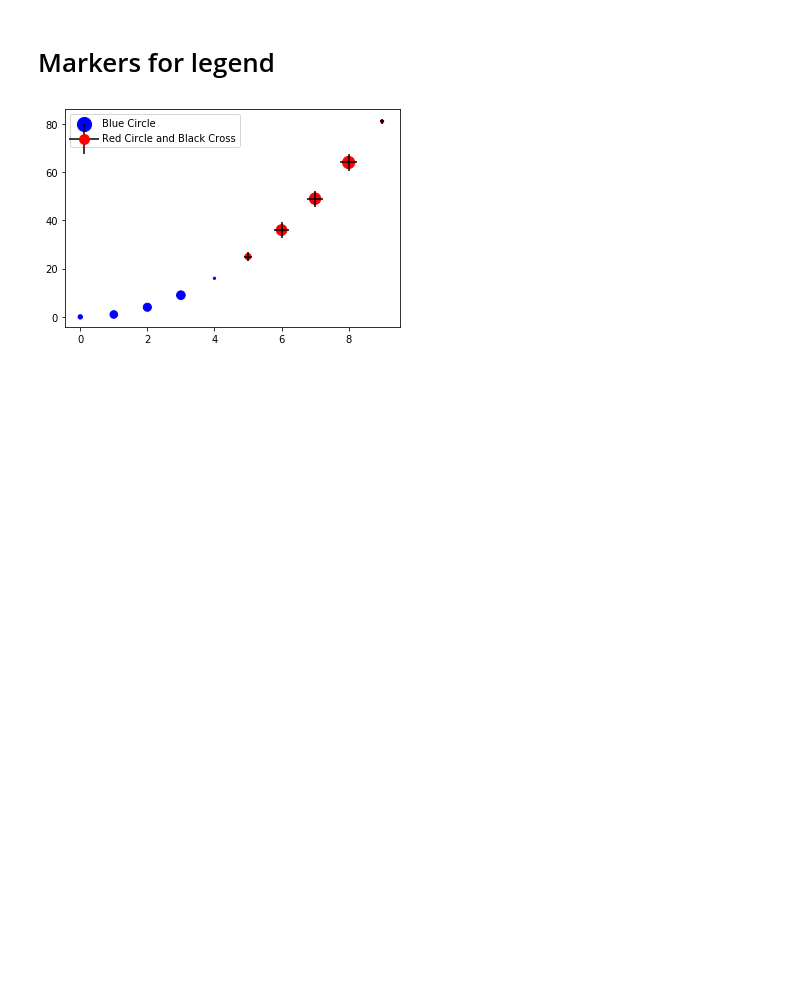
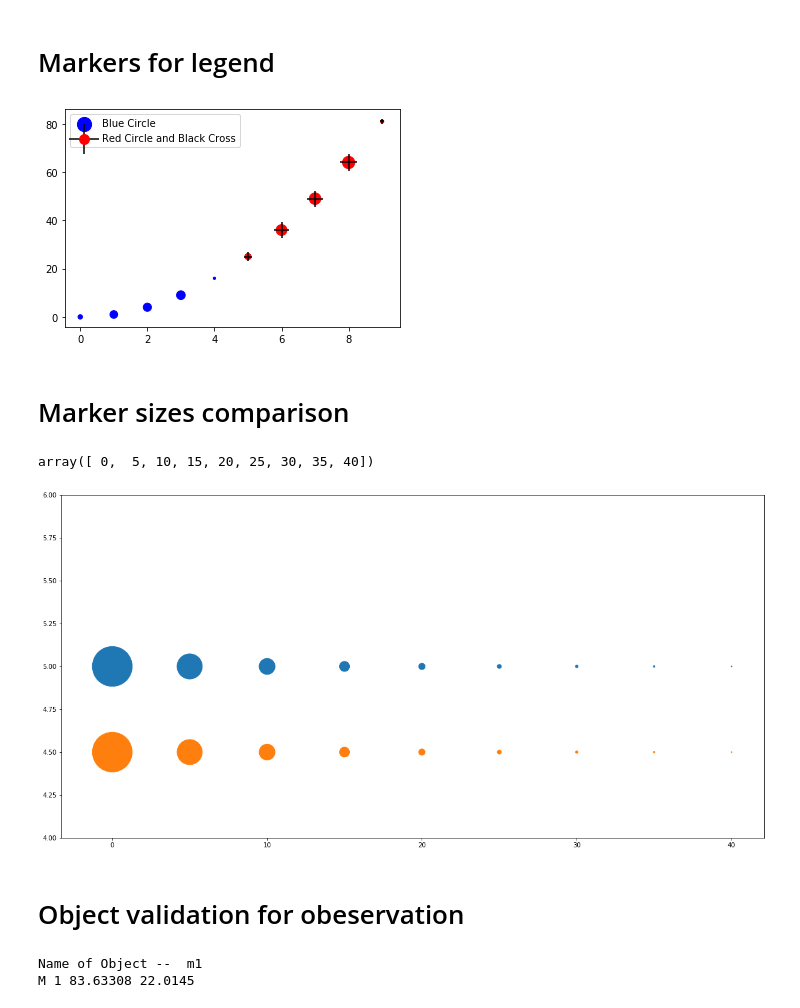
Before and after one commit to vvkrddy/Star-Hopping, a Jupyter notebook: data_stats.ipynb, the cells around one changed output. Saved outputs shown, nothing was run; the diff lists cells and outputs as text; code cells hidden in the pictures; blank space fills up the shorter version.

Commit message:
add validation

```diff
--- a/data_stats.ipynb
+++ b/data_stats.ipynb
@@ -504,3 +504,24 @@ lgnd.legendHandles[0]._sizes = [200]
 lgnd.legendHandles[1]._sizes = [900]
 # %% [output]
 [figure]
+# %% [markdown]
+# Marker sizes comparison
+# %%
+a=np.arange(0,44,5)
+b=5*np.ones(9)
+b1=4.5*np.ones(9)
+c=np.arange(1,10,1)
+# %%
+a
+# %% [output]
+array([ 0,  5, 10, 15, 20, 25, 30, 35, 40])
+# %%
+fig, ax=plt.subplots(1,1, figsize=(20,10))
+ax.scatter(a,b, s=10000/2.5**c)
+ax.scatter(a,b1, s=10000*10**(-c/2.5))
+ax.set_ylim([4,6])
+plt.show()
+# %% [output]
+[figure, added]
+# %% [markdown]
+# Object validation for obeservation
@@ -506,0 +534,44 @@ lgnd.legendHandles[1]._sizes = [900]
+# %%
+while True:
+    inp = input('Name of Object -- ',)
+    inp2 = inp.split()
+
+
+    if all([x.isalpha() for x in inp2]):
+        inp = inp.title()
+        find_res = np.array([x.find(inp) for x in name])
+        pos = np.where(find_res!=-1)[0]
+        if len(pos)==0:
+            print('No such object. Try again.')
+            continue
+        ra, dec = ms['RAJ2000'][pos].values, ms['DEJ2000'][pos].values
+        if len(name[pos])>1:
+            print('Multiple matches found. Try again.')
+            continue
+        else:
+            print(name[pos][0],ra[0],dec[0])
+            obj=ident[pos][0]
+        break
+
+    elif all([x.isalnum() for x in inp2]):
+        inp = inp.title()
+        inp = re.split('(\d+)',inp)
+        inp[0] = inp[0].rstrip()
+        inp = inp[:2]
+        inp = ' '.join(inp)
+        find_res = np.array([x.find(inp) for x in ident])
+        pos = np.where(find_res!=-1)[0]
+        if len(pos)==0:
+            print('No such object. Try again.')
+            continue
+        ra, dec = ms['RAJ2000'][pos].values, ms['DEJ2000'][pos].values
+        print(ident[pos][0],ra[0],dec[0])
+        obj=ident[pos][0]
+        break
+
+    else:
+        print('No such object. Try again.')
+# obj
+# %% [output]
+Name of Object --  m1
+M 1 83.63308 22.0145
```
Also changed, not shown: parts of 10 cells of this notebook.
